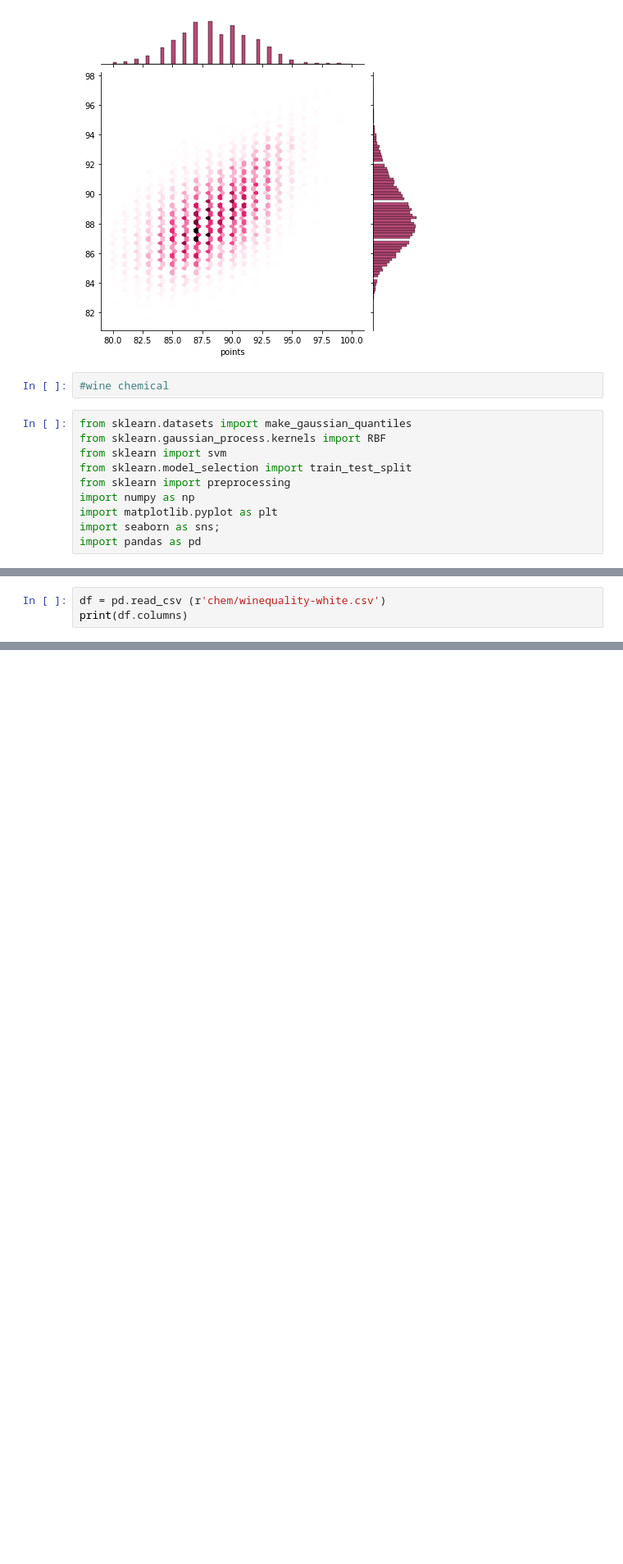
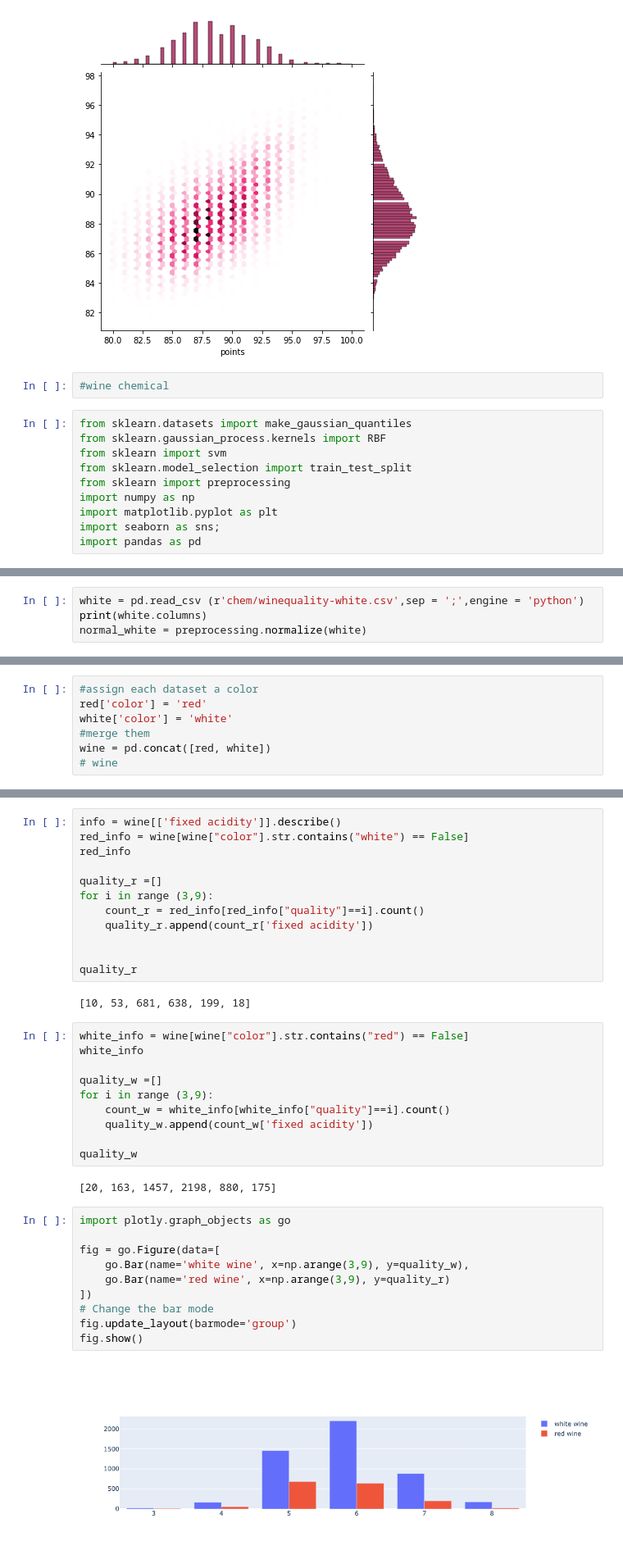
Before and after one commit to nowonknow/Wine_Guide, a Jupyter notebook: Project.ipynb, the cells around one changed output, grey strips where cells are left out. Shown at 82% size. Drawn from its saved outputs; the diff is of its cells as text; blank space fills up the shorter version.

Commit message:
wine chemical analysis

```diff
--- a/Project.ipynb
+++ b/Project.ipynb
@@ -316,6 +318,7 @@ Index(['fixed acidity', 'volatile acidity', 'citric acid', 'residual sugar',
        'pH', 'sulphates', 'alcohol', 'quality'],
       dtype='object')
 # %%
-df = pd.read_csv (r'chem/winequality-white.csv')
-print(df.columns)
+white = pd.read_csv (r'chem/winequality-white.csv',sep = ';',engine = 'python')
+print(white.columns)
+normal_white = preprocessing.normalize(white)
 # %% [output]
@@ -322,0 +329,7 @@ Index(['fixed acidity;"volatile acidity";"citric acid";"residual sugar";"chlorid
+# %%
+#assign each dataset a color
+red['color'] = 'red'
+white['color'] = 'white'
+#merge them
+wine = pd.concat([red, white])
+# wine
@@ -322,0 +355,38 @@ Index(['fixed acidity;"volatile acidity";"citric acid";"residual sugar";"chlorid
+# %%
+info = wine[['fixed acidity']].describe()
+red_info = wine[wine["color"].str.contains("white") == False]
+red_info
+
+quality_r =[]
+for i in range (3,9):
+    count_r = red_info[red_info["quality"]==i].count()
+    quality_r.append(count_r['fixed acidity'])
+
+
+quality_r
+# %% [output]
+[10, 53, 681, 638, 199, 18]
+# %%
+white_info = wine[wine["color"].str.contains("red") == False]
+white_info
+
+quality_w =[]
+for i in range (3,9):
+    count_w = white_info[white_info["quality"]==i].count()
+    quality_w.append(count_w['fixed acidity'])
+
+quality_w
+# %% [output]
+[20, 163, 1457, 2198, 880, 175]
+# %%
+import plotly.graph_objects as go
+
+fig = go.Figure(data=[
+    go.Bar(name='white wine', x=np.arange(3,9), y=quality_w),
+    go.Bar(name='red wine', x=np.arange(3,9), y=quality_r)
+])
+# Change the bar mode
+fig.update_layout(barmode='group')
+fig.show()
+# %% [output]
+[figure, added]
```
Also changed, not shown: parts of 12 cells of this notebook.
